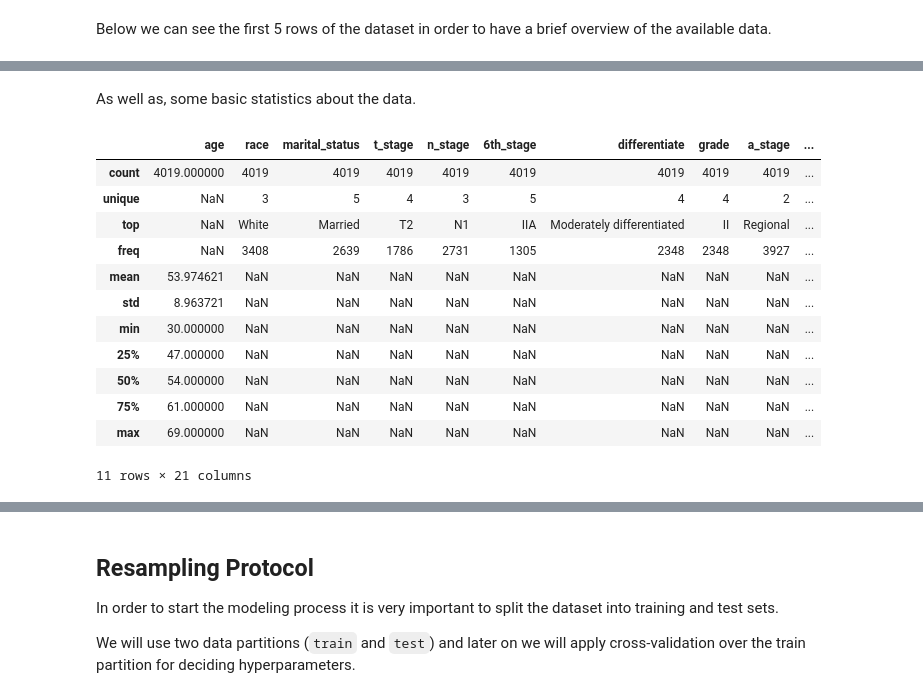
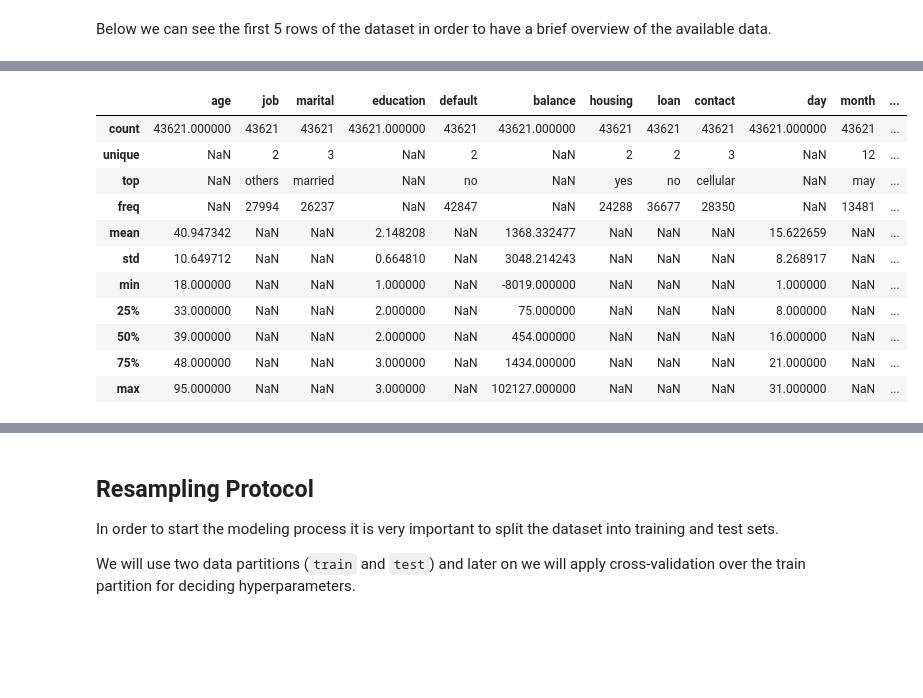
Before and after one commit to odyskypa/bank-marketing-campaign, a Jupyter notebook: notebooks/Modeling.ipynb, the cells around one changed output, grey strips where cells are left out. Saved outputs shown, nothing was run; the diff lists cells and outputs as text; code cells hidden in the pictures; blank space fills up the shorter version.

```diff
--- a/notebooks/Modeling.ipynb
+++ b/notebooks/Modeling.ipynb
@@ -286,6 +54,6 @@ def plot_histogram(data, column, color, title):
 
 In this first part we are going to load the dataset and get a first overview of the available data.
 # %%
-breast_cancer = read_csv("./breast_cancer_new.csv", header=0, delimiter=',')
-breast_cancer.shape
+bank_marketing = read_csv("./bank_marketing_new.csv", header=0, delimiter=',')
+bank_marketing.head(20)
 # %% [output]
@@ -350,18 +101,15 @@ breast_cancer.head()
-# %% [markdown]
-As well as, some basic statistics about the data.
 # %%
-breast_cancer.describe(include='all')
+bank_marketing.describe(include='all')
 # %% [output]
-|  | age | race | marital_status | t_stage | n_stage | 6th_stage | differentiate | grade | a_stage | ... |
-| count | 4019.000000 | 4019 | 4019 | 4019 | 4019 | 4019 | 4019 | 4019 | 4019 | ... |
-| unique | NaN | 3 | 5 | 4 | 3 | 5 | 4 | 4 | 2 | ... |
-| top | NaN | White | Married | T2 | N1 | IIA | Moderately differentiated | II | Regional | ... |
-| freq | NaN | 3408 | 2639 | 1786 | 2731 | 1305 | 2348 | 2348 | 3927 | ... |
-| mean | 53.974621 | NaN | NaN | NaN | NaN | NaN | NaN | NaN | NaN | ... |
-| std | 8.963721 | NaN | NaN | NaN | NaN | NaN | NaN | NaN | NaN | ... |
-| min | 30.000000 | NaN | NaN | NaN | NaN | NaN | NaN | NaN | NaN | ... |
-| 25% | 47.000000 | NaN | NaN | NaN | NaN | NaN | NaN | NaN | NaN | ... |
-| 50% | 54.000000 | NaN | NaN | NaN | NaN | NaN | NaN | NaN | NaN | ... |
-| 75% | 61.000000 | NaN | NaN | NaN | NaN | NaN | NaN | NaN | NaN | ... |
-| max | 69.000000 | NaN | NaN | NaN | NaN | NaN | NaN | NaN | NaN | ... |
+|  | age | job | marital | education | default | balance | housing | loan | contact | day | month | ... |
+| count | 43621.000000 | 43621 | 43621 | 43621.000000 | 43621 | 43621.000000 | 43621 | 43621 | 43621 | 43621.000000 | 43621 | ... |
+| unique | NaN | 2 | 3 | NaN | 2 | NaN | 2 | 2 | 3 | NaN | 12 | ... |
+| top | NaN | others | married | NaN | no | NaN | yes | no | cellular | NaN | may | ... |
+| freq | NaN | 27994 | 26237 | NaN | 42847 | NaN | 24288 | 36677 | 28350 | NaN | 13481 | ... |
+| mean | 40.947342 | NaN | NaN | 2.148208 | NaN | 1368.332477 | NaN | NaN | NaN | 15.622659 | NaN | ... |
+| std | 10.649712 | NaN | NaN | 0.664810 | NaN | 3048.214243 | NaN | NaN | NaN | 8.268917 | NaN | ... |
+| min | 18.000000 | NaN | NaN | 1.000000 | NaN | -8019.000000 | NaN | NaN | NaN | 1.000000 | NaN | ... |
+| 25% | 33.000000 | NaN | NaN | 2.000000 | NaN | 75.000000 | NaN | NaN | NaN | 8.000000 | NaN | ... |
+| 50% | 39.000000 | NaN | NaN | 2.000000 | NaN | 454.000000 | NaN | NaN | NaN | 16.000000 | NaN | ... |
+| 75% | 48.000000 | NaN | NaN | 3.000000 | NaN | 1434.000000 | NaN | NaN | NaN | 21.000000 | NaN | ... |
+| max | 95.000000 | NaN | NaN | 3.000000 | NaN | 102127.000000 | NaN | NaN | NaN | 31.000000 | NaN | ... |
-11 rows × 21 columns
```
Also changed, not shown: parts of 42 cells of this notebook, 1 other file.
